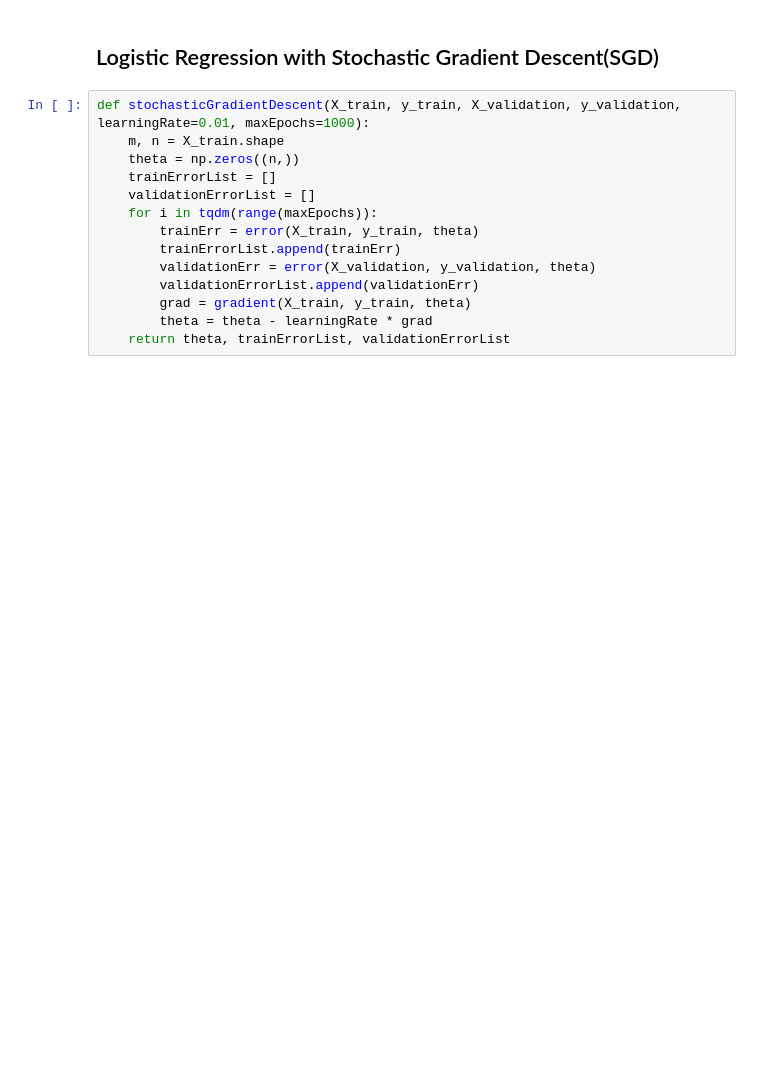
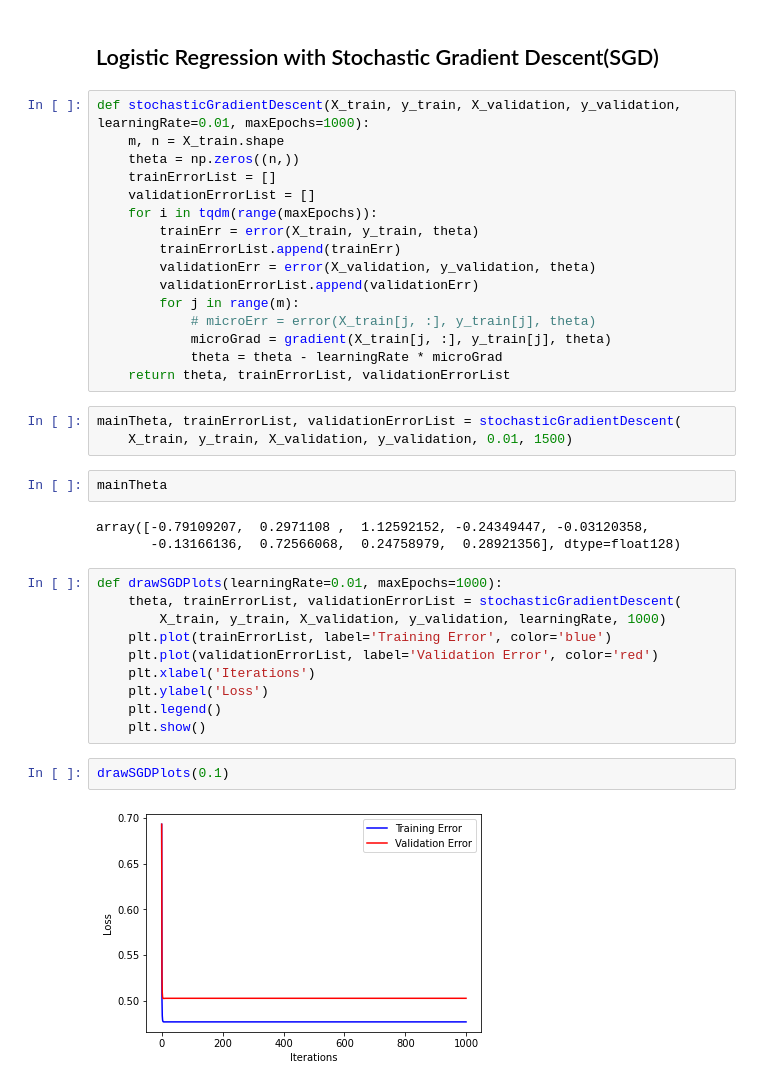
Before and after one commit to PritishWadhwa/ML-Assignments, a Jupyter notebook: Assignment1/Q2.ipynb, the cells around one changed output. Cells and saved outputs as stored; diff of their text form; blank space fills up the shorter version.

Commit message:
Q2 sklearn plots left

```diff
--- a/Assignment1/Q2.ipynb
+++ b/Assignment1/Q2.ipynb
@@ -230,6 +230,30 @@ def stochasticGradientDescent(X_train, y_train, X_validation, y_validation, lear
         trainErrorList.append(trainErr)
         validationErr = error(X_validation, y_validation, theta)
         validationErrorList.append(validationErr)
-        grad = gradient(X_train, y_train, theta)
-        theta = theta - learningRate * grad
+        for j in range(m):
+            # microErr = error(X_train[j, :], y_train[j], theta)
+            microGrad = gradient(X_train[j, :], y_train[j], theta)
+            theta = theta - learningRate * microGrad
     return theta, trainErrorList, validationErrorList
+# %%
+mainTheta, trainErrorList, validationErrorList = stochasticGradientDescent(
+    X_train, y_train, X_validation, y_validation, 0.01, 1500)
+# %%
+mainTheta
+# %% [output]
+array([-0.79109207,  0.2971108 ,  1.12592152, -0.24349447, -0.03120358,
+       -0.13166136,  0.72566068,  0.24758979,  0.28921356], dtype=float128)
+# %%
+def drawSGDPlots(learningRate=0.01, maxEpochs=1000):
+    theta, trainErrorList, validationErrorList = stochasticGradientDescent(
+        X_train, y_train, X_validation, y_validation, learningRate, 1000)
+    plt.plot(trainErrorList, label='Training Error', color='blue')
+    plt.plot(validationErrorList, label='Validation Error', color='red')
+    plt.xlabel('Iterations')
+    plt.ylabel('Loss')
+    plt.legend()
+    plt.show()
+# %%
+drawSGDPlots(0.1)
+# %% [output]
+[figure, added]
```
Also changed, not shown: parts of 18 cells of this notebook.
